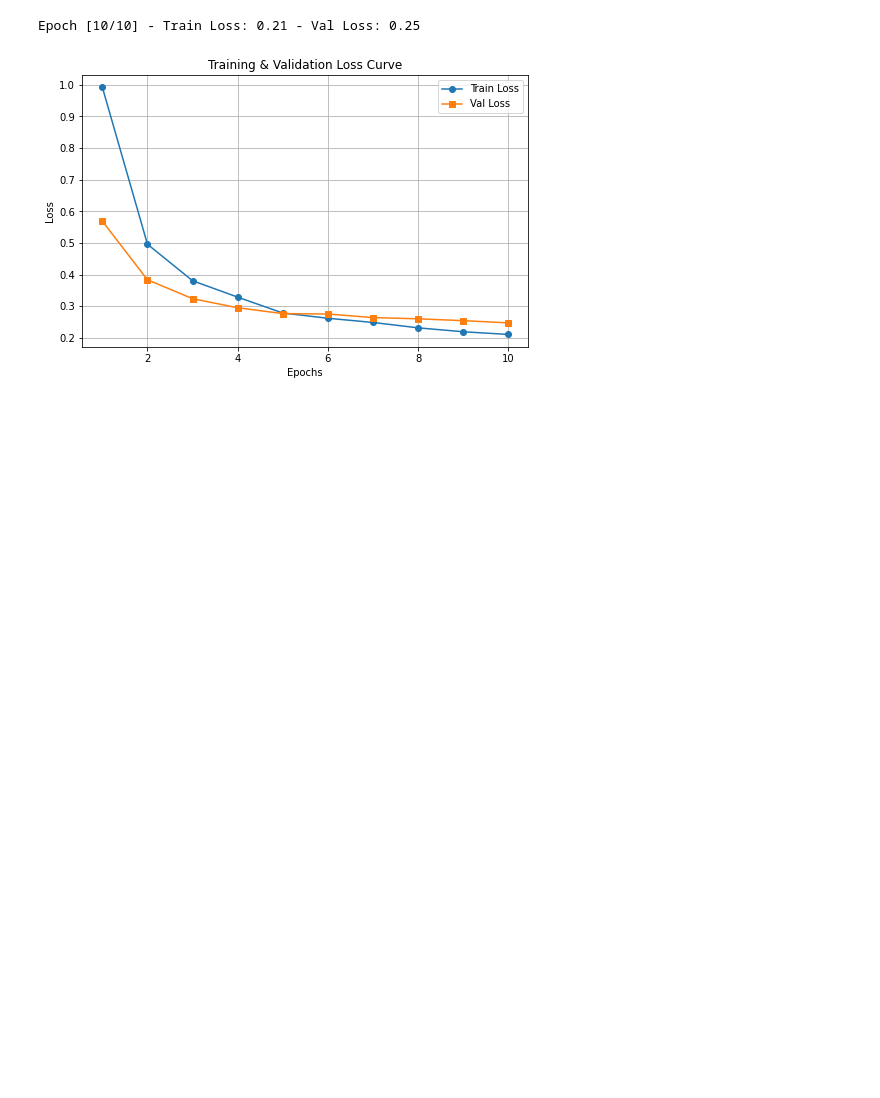
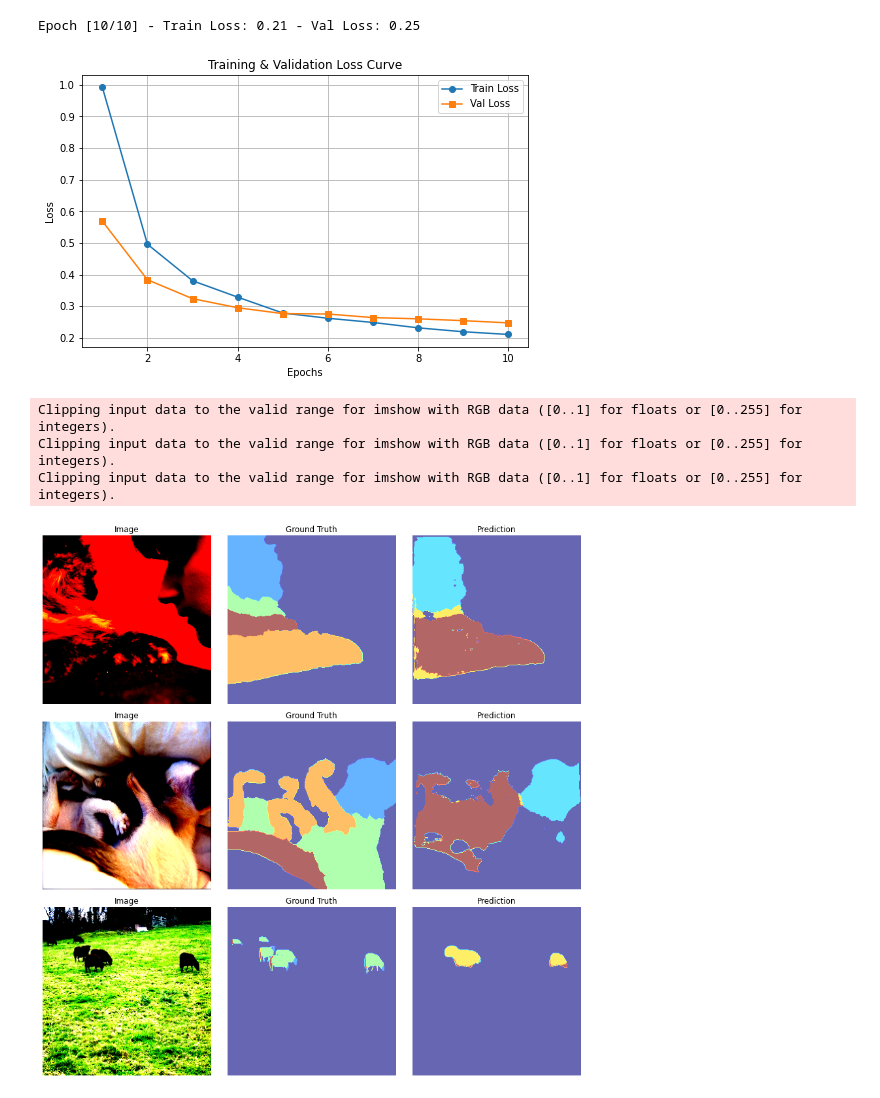
Before and after one commit to Ivan-Dubinin/Respiration_rate_estimation, a Jupyter notebook: segmentation.ipynb, the cells around one changed output. Drawn from its saved outputs; the diff is of its cells as text; code cells hidden in the pictures; blank space fills up the shorter version.

```diff
--- a/segmentation.ipynb
+++ b/segmentation.ipynb
@@ -292,3 +292,41 @@ plt.show()
 # save model
 PATH = "models/unet"
 torch.save(model.state_dict(), PATH)
+# %%
+def predict(model, dataset, num_samples=3):
+    model.eval()
+    fig, axes = plt.subplots(num_samples, 3, figsize=(12, num_samples * 4))
+
+    for i in range(num_samples):
+        idx = random.randint(0, len(dataset) - 1)
+        img, mask = dataset[idx]
+
+        img = img.unsqueeze(0).to(device)
+        with torch.no_grad():
+            pred_mask = torch.argmax(model(img), dim=1).cpu().squeeze(0).numpy()
+
+        img_np = img.cpu().squeeze(0).permute(1, 2, 0).numpy()
+        mask_np = mask.numpy()
+
+        axes[i, 0].imshow(img_np)
+        axes[i, 0].set_title("Image")
+
+        axes[i, 1].imshow(mask_np, cmap="jet", alpha=0.6)
+        axes[i, 1].set_title("Ground Truth")
+
+        axes[i, 2].imshow(pred_mask, cmap="jet", alpha=0.6)
+        axes[i, 2].set_title("Prediction")
+
+        # No ugly axes
+        for ax in axes[i]:
+            ax.axis("off")
+
+    plt.tight_layout()
+    plt.show()
+
+predict(model, val_dataset)
+# %% [output]
+Clipping input data to the valid range for imshow with RGB data ([0..1] for floats or [0..255] for integers).
+Clipping input data to the valid range for imshow with RGB data ([0..1] for floats or [0..255] for integers).
+Clipping input data to the valid range for imshow with RGB data ([0..1] for floats or [0..255] for integers).
+[figure, added]
```
